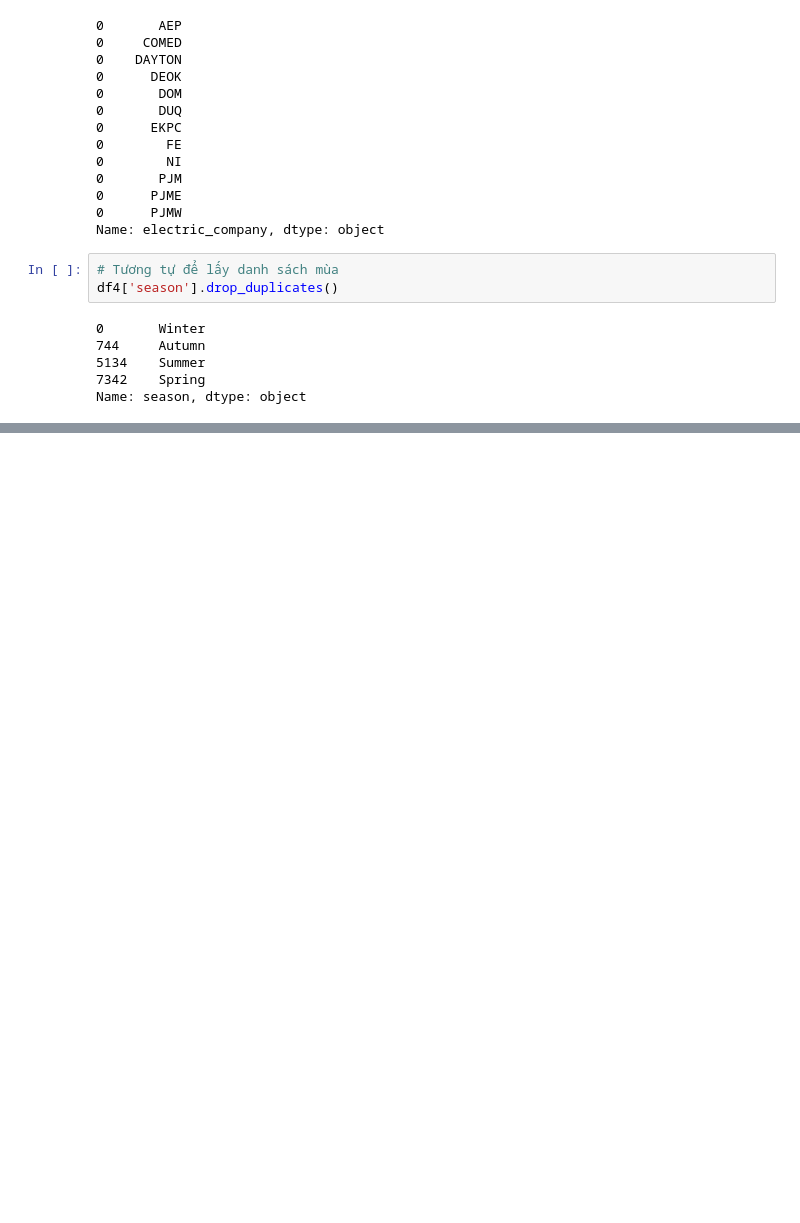
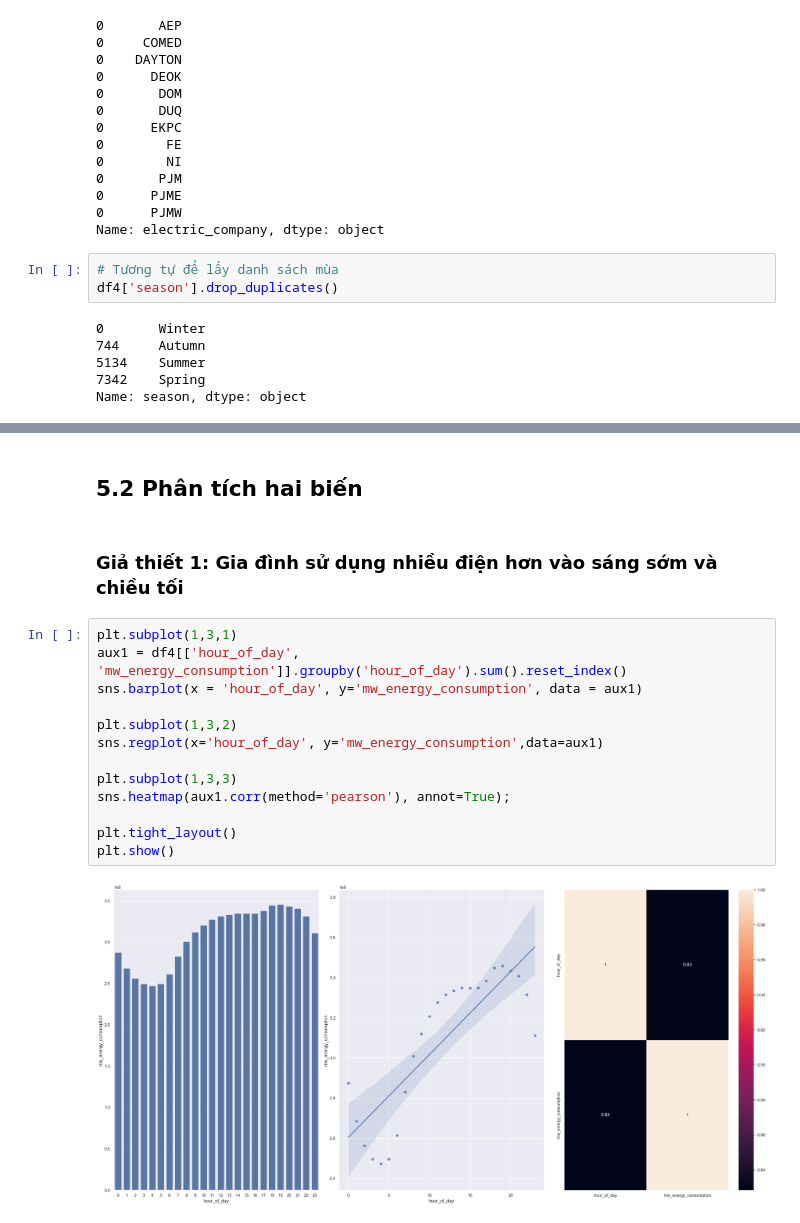
Before and after one commit to tranchienthang30/BTL_DataScience, a Jupyter notebook: Energy_Consumption.ipynb, the cells around one changed output, grey strips where cells are left out. Saved outputs shown, nothing was run; the diff lists cells and outputs as text; blank space fills up the shorter version.

```diff
--- a/Energy_Consumption.ipynb
+++ b/Energy_Consumption.ipynb
@@ -795,0 +740,19 @@ sns.kdeplot( df4[df4['holidays'] == 'Normal day']['mw_energy_consumption'], labe
+# %% [markdown]
+## 5.2 Phân tích hai biến
+# %% [markdown]
+### Giả thiết 1: Gia đình sử dụng nhiều điện hơn vào sáng sớm và chiều tối
+# %%
+plt.subplot(1,3,1)
+aux1 = df4[['hour_of_day', 'mw_energy_consumption']].groupby('hour_of_day').sum().reset_index()
+sns.barplot(x = 'hour_of_day', y='mw_energy_consumption', data = aux1)
+
+plt.subplot(1,3,2)
+sns.regplot(x='hour_of_day', y='mw_energy_consumption',data=aux1)
+
+plt.subplot(1,3,3)
+sns.heatmap(aux1.corr(method='pearson'), annot=True);
+
+plt.tight_layout()
+plt.show()
+# %% [output]
+[figure, added]
```
Also changed, not shown: parts of 30 cells of this notebook.
